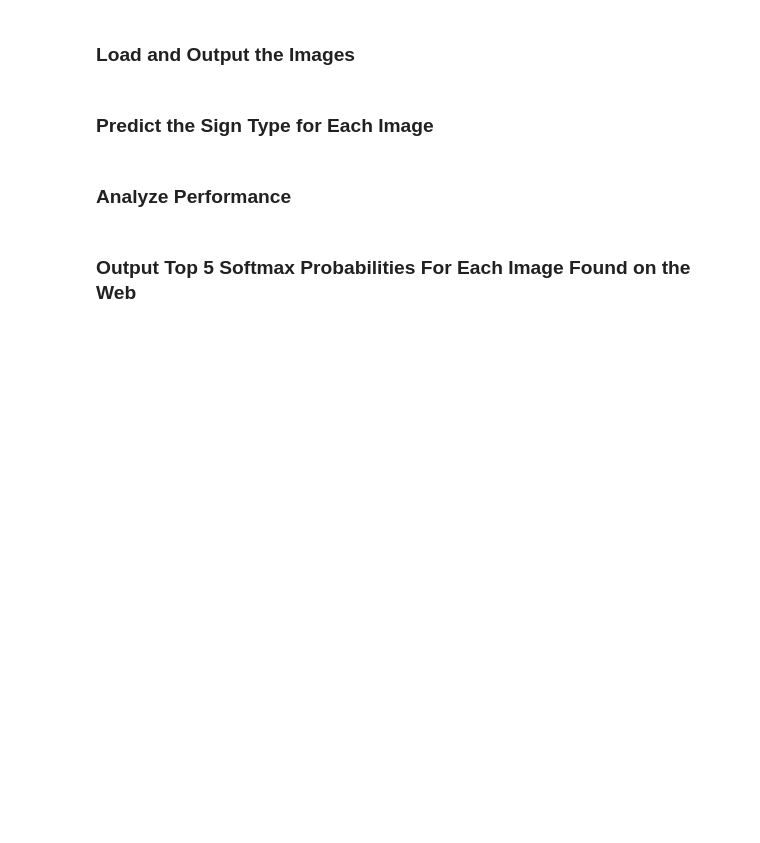
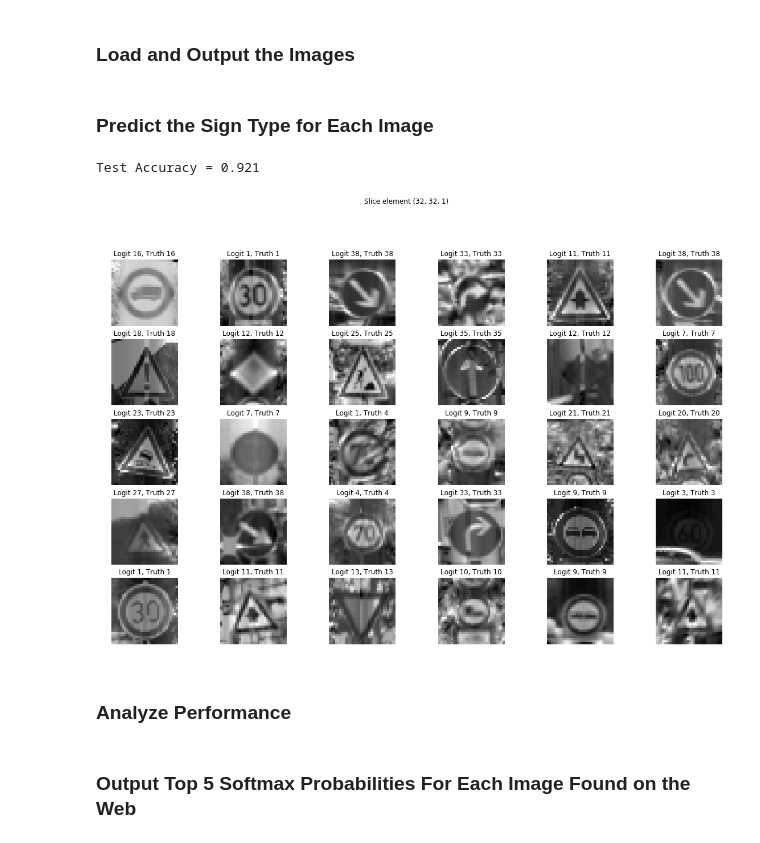
Before and after one commit to dmytronasyrov/CarND-Traffic-Sign-Classifier-Project, a Jupyter notebook: Traffic_Sign_Classifier.ipynb, the cells around one changed output. Cells and saved outputs as stored; diff of their text form; code cells hidden in the pictures; blank space fills up the shorter version.

```diff
--- a/Traffic_Sign_Classifier.ipynb
+++ b/Traffic_Sign_Classifier.ipynb
@@ -254,3 +503,30 @@ sets imply underfitting. A high accuracy on the training set but low accuracy on
 ### Once a final model architecture is selected,
 ### the accuracy on the test set should be calculated and reported as well.
 ### Feel free to use as many code cells as needed.
+
+saver = tf.train.Saver()
+
+with tf.Session() as sess:
+    sess.run(tf.global_variables_initializer())
+
+    print("Training...")
+    print("X_train", X_train.shape)
+    print("y_train", y_train.shape)
+    print()
+
+    for i in range(EPOCHS):
+        X_epoch, y_epoch = shuffle(X_train, y_train)
+        num_examples = len(X_epoch)
+
+        for offset in range(0, num_examples, BATCH_SIZE):
+            end = offset + BATCH_SIZE
+            batch_x, batch_y = X_epoch[offset:end], y_epoch[offset:end]
+            sess.run(training, feed_dict = {x: batch_x, y: batch_y, keep_prob: 0.5})
+
+        print("EPOCH {} ...".format(i + 1))
+        print("Validation Accuracy = {:.3f}".format(evaluate_accuracy(X_valid, y_valid)))
+        print()
+
+    saver = tf.train.Saver()
+    saver.save(sess, './lenet')
+    print("Model saved")
@@ -272,7 +566,17 @@ You may find `signnames.csv` useful as it contains mappings from the class id (i
 # %%
 ### Run the predictions here and use the model to output the prediction for each image.
 ### Make sure to pre-process the images with the same pre-processing pipeline used earlier.
 ### Feel free to use as many code cells as needed.
+
+with tf.Session() as sess:
+    saver.restore(sess, tf.train.latest_checkpoint('.'))
+    test_accuracy = evaluate_accuracy(X_test, y_test)
+    print("Test Accuracy = {:.3f}".format(test_accuracy))
+
+    evaluate_draw(X_test[:30], y_test[:30])
+# %% [output]
+Test Accuracy = 0.921
+[figure, added]
 # %% [markdown]
 ### Analyze Performance
 # %%
```
Also changed, not shown: parts of 15 cells of this notebook, 5 other files.
